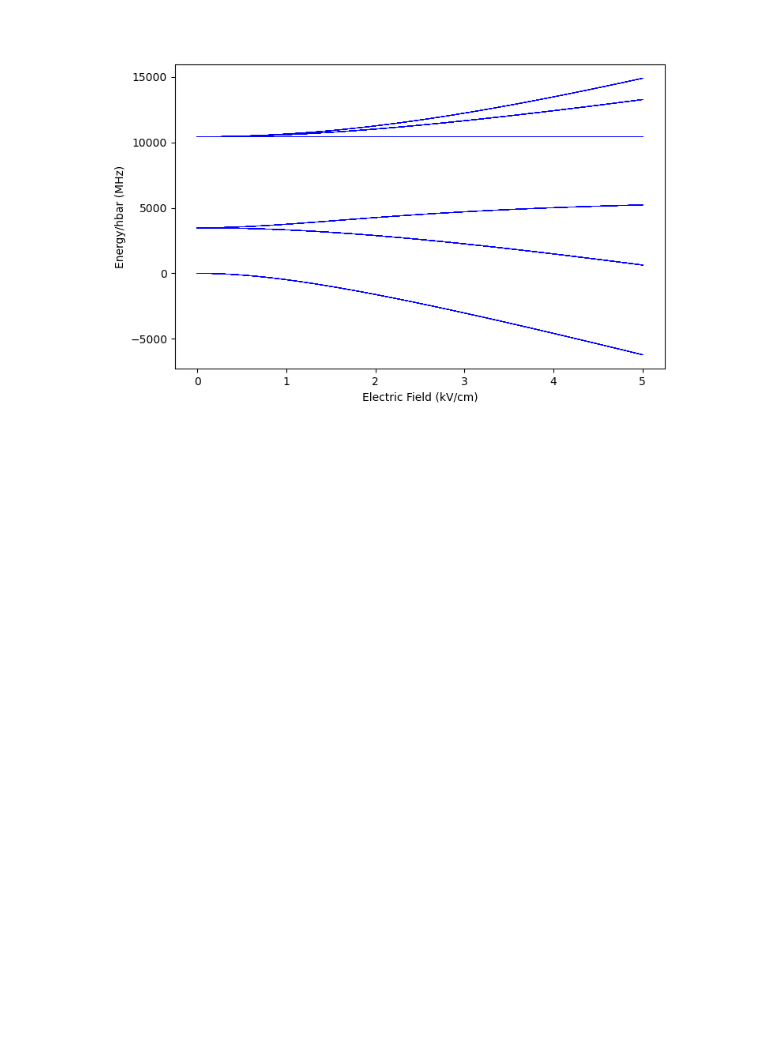
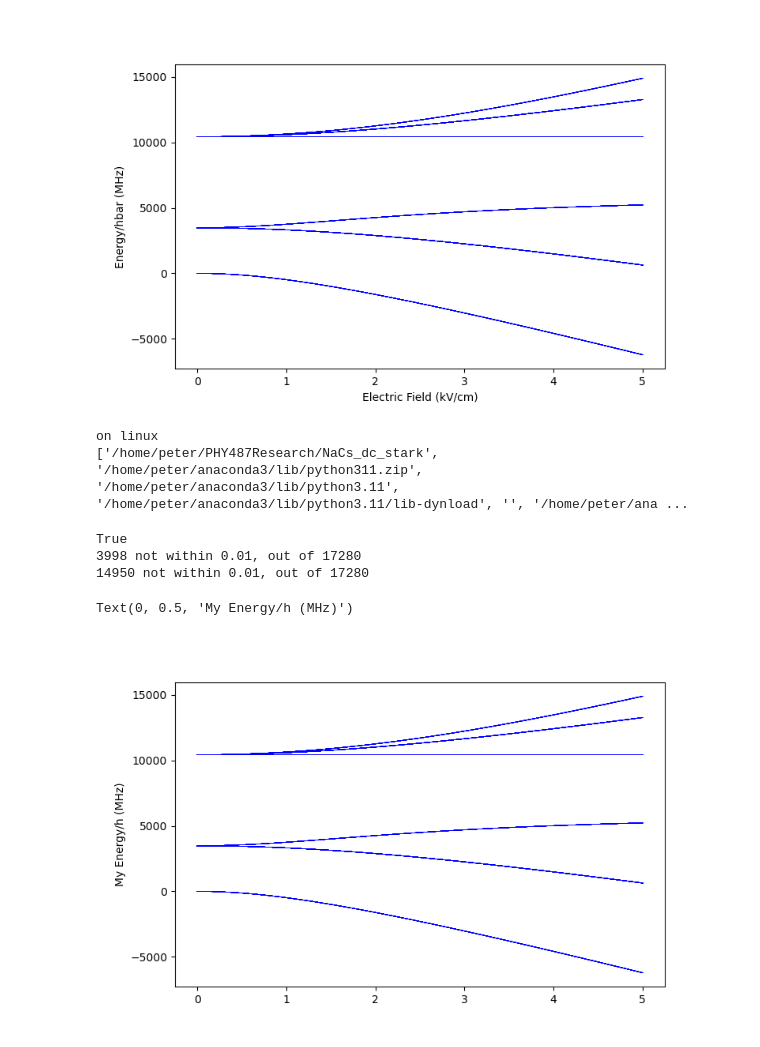
Before and after one commit to pmeshkov/PHY487Research, a Jupyter notebook: NaCs_dc_stark/NaCs_dc_stark_decoupled.ipynb, the cells around one changed output. Drawn from its saved outputs; the diff is of its cells as text; code cells hidden in the pictures; blank space fills up the shorter version.

Commit message:
Updated hamiltonian terms (code needs clean up)

```diff
--- a/NaCs_dc_stark/NaCs_dc_stark_decoupled.ipynb
+++ b/NaCs_dc_stark/NaCs_dc_stark_decoupled.ipynb
@@ -229,6 +229,8 @@ DebyeSI = 3.33564e-30
 
 Na23Cs133 = {"I1":1.5,
             "I2":3.5,
+            "g1":1.478,
+            "g2":0.738,
             "d0":4.69*DebyeSI,
             "Brot":0.058*c*100*h,
             "Drot":0*h,
@@ -500,3 +509,76 @@ ax.set_xlabel("Electric Field (kV/cm)")
 # %% [output]
 Text(0.5, 0, 'Electric Field (kV/cm)')
 [figure]
+# %%
+myenergies = np.array(eigenvalues_to_plot)
+# %%
+import sys
+sys.path
+
+from sys import platform
+if platform == "linux" or platform == "linux2":
+    print("on linux")
+    sys.path.append('/home/peter/PHY487Research/JakeBlackmore-Diatomic-Py-4b2ce31/diatom')
+else:
+    print("on windows")
+    sys.path.append(r'C:\Users\meshk\PHY487Project1\PHY487Research\JakeBlackmore-Diatomic-Py-4b2ce31\diatom')
+print(sys.path)
+
+import numpy
+import matplotlib.pyplot as pyplot
+import hamiltonian as hamiltonian
+from constants import Na23Cs133
+from scipy.constants import h
+from numpy.linalg import eigh
+
+Nmax=2
+H0,Hz,Hdc,Hac = \
+    hamiltonian.build_hamiltonians(Nmax,Na23Cs133,zeeman=False,Edc=True,ac=False)
+
+I = 0 #W/m^2
+E = numpy.linspace(0, 5, int(60))*1e5 #V/m
+B = 0 #
+
+H = H0[..., None]+\
+    Hdc[..., None]*E
+H = H.transpose(2,0,1)
+
+energies, states = eigh(H)
+# %% [output]
+on linux
+['/home/peter/PHY487Research/NaCs_dc_stark', '/home/peter/anaconda3/lib/python311.zip', '/home/peter/anaconda3/lib/python3.11', '/home/peter/anaconda3/lib/python3.11/lib-dynload', '', '/home/peter/ana ...
+# %%
+rows = myenergies.shape[0]
+cols = myenergies.shape[1]
+dif = np.zeros((rows, cols))
+allclose = True
+notclose1 = 0
+notclose2 = 0
+for i in range(0, rows):
+    for j in range(0, cols):
+        if abs(myenergies[i][j] - energies[i][j])*1e29 > 0.1:
+            allclose = False
+        if abs(myenergies[i][j] - energies[i][j])*1e29 > 0.01:
+            notclose1 += 1
+        if abs(myenergies[i][j] - energies[i][j])*1e29 > 0.001:
+            notclose2 += 1
+
+        dif[i][j] = abs(myenergies[i][j] - energies[i][j])
+
+print(allclose)
+print(notclose1, "not within 0.01, out of", rows*cols)
+print(notclose2, "not within 0.01, out of", rows*cols)
+# %% [output]
+True
+3998 not within 0.01, out of 17280
+14950 not within 0.01, out of 17280
+# %%
+pyplot.close()
+
+fig, ax = pyplot.subplots(figsize=(8, 5))
+
+ax.plot(E*1e-5, myenergies[:,:]*1e-6/h, color='b', linewidth=0.5)
+ax.set_ylabel("My Energy/h (MHz)")
+# %% [output]
+Text(0, 0.5, 'My Energy/h (MHz)')
+[figure, added]
```
Also changed, not shown: parts of 6 cells of this notebook, 5 other files.
